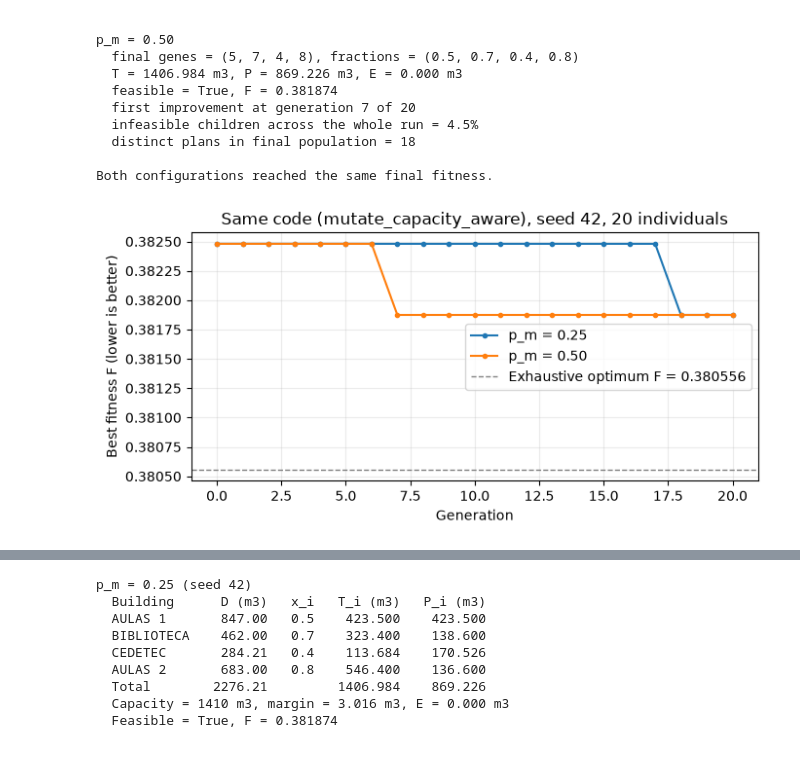
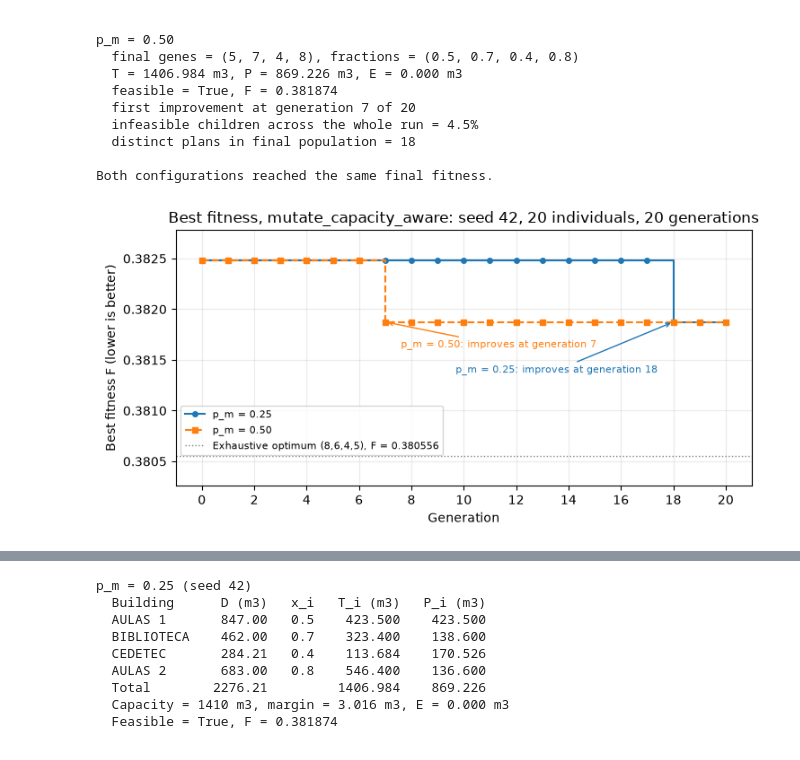
Before and after one commit to NicolasLT18/Bio-inspired_Final_Project, a Jupyter notebook: planta_fisica_final_np.ipynb, the cells around one changed output, grey strips where cells are left out. Drawn from its saved outputs; the diff is of its cells as text; code cells hidden in the pictures.

```diff
--- a/planta_fisica_final_np.ipynb
+++ b/planta_fisica_final_np.ipynb
@@ -984,19 +1049,29 @@ p_m = 0.50
 
 Both configurations reached the same final fitness.
 # %%
-fig, ax = plt.subplots(figsize=(7, 3.5))
+fig, ax = plt.subplots(figsize=(7.5, 3.8))
+styles = {"p_m = 0.25": dict(color="tab:blue", linestyle="-", marker="o"),
+          "p_m = 0.50": dict(color="tab:orange", linestyle="--", marker="s")}
 for label, result in [("p_m = 0.25", final_025), ("p_m = 0.50", final_050)]:
-    ax.plot(range(len(result["history"])), result["history"], marker=".", label=label)
-ax.axhline(opt["fitness"], color="grey", linestyle="--", linewidth=1,
-           label=f"Exhaustive optimum F = {opt['fitness']:.6f}")
-ax.set(xlabel="Generation", ylabel="Best fitness F (lower is better)",
-       title="Same code (mutate_capacity_aware), seed 42, 20 individuals")
+    gens = range(len(result["history"]))
+    ax.step(gens, result["history"], where="post", markersize=4, label=label, **styles[label])
+    fi = first_improvement_gen(result["history"])
+    left = fi > 10  # put the label on the side with free space
+    ax.annotate(f"{label}: improves at generation {fi}", xy=(fi, result["history"][fi]),
+                xytext=(fi - 0.6 if left else fi + 0.6, result["history"][fi] - (0.0005 if left else 0.00025)),
+                ha="right" if left else "left", fontsize=8, color=styles[label]["color"],
+                arrowprops=dict(arrowstyle="->", color=styles[label]["color"]))
+ax.axhline(opt["fitness"], color="grey", linestyle=":", linewidth=1,
+           label=f"Exhaustive optimum (8,6,4,5), F = {opt['fitness']:.6f}")
+ax.set(xlabel="Generation", ylabel="Best fitness F (lower is better)", xticks=range(0, 21, 2),
+       title="Best fitness, mutate_capacity_aware: seed 42, 20 individuals, 20 generations")
+ax.set_ylim(opt["fitness"] - 0.0003, final_025["history"][0] + 0.0003)
 ax.grid(alpha=0.25)
-ax.legend()
+ax.legend(loc="lower left", bbox_to_anchor=(0.0, 0.1), fontsize=8)
 fig.tight_layout()
 plt.show()
 # %% [output]
-[figure, old version]
+[figure, new version]
 # %% [markdown]
 ### What changed and what stayed the same
 
```
Also changed, not shown: parts of 10 cells of this notebook.
